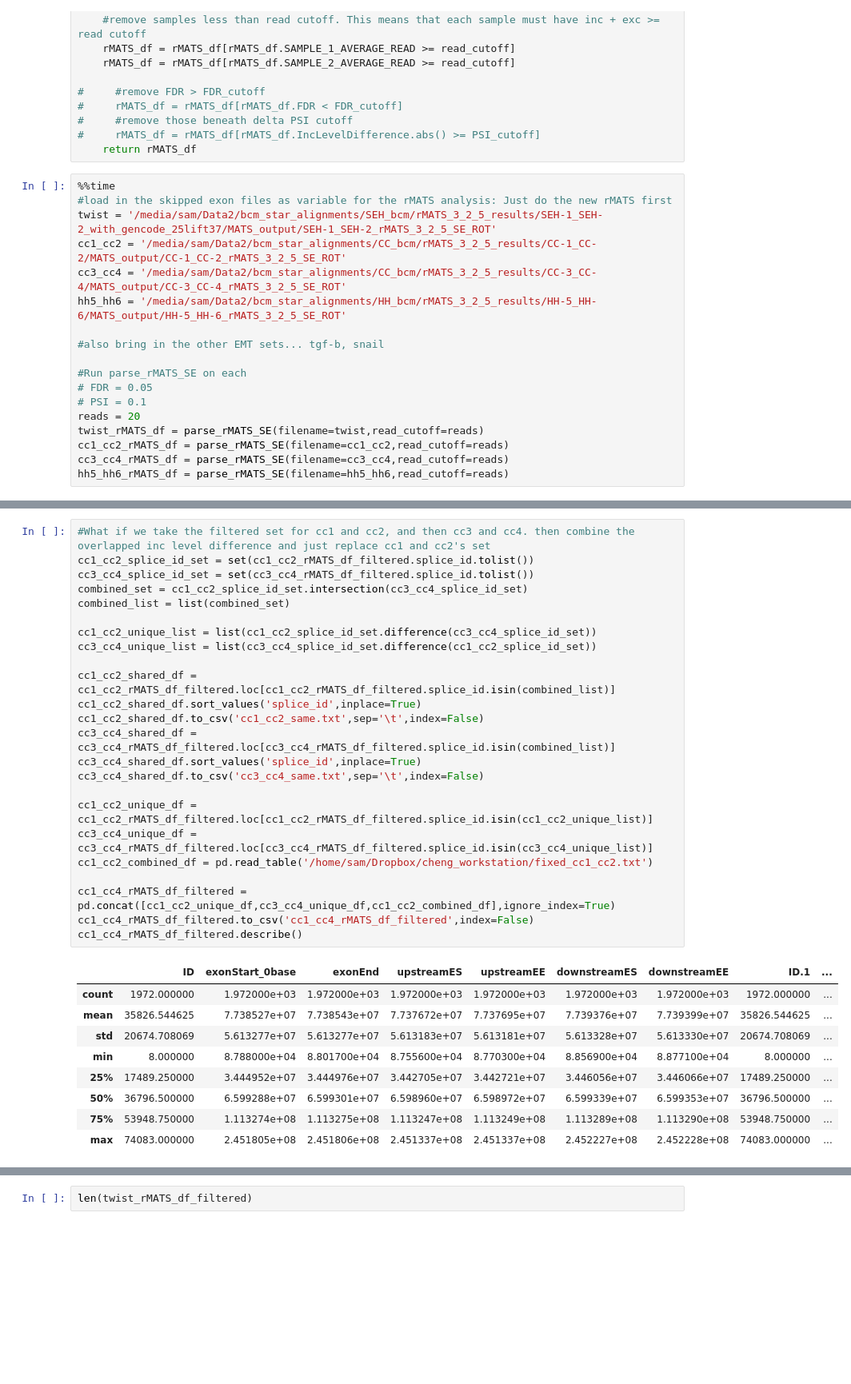
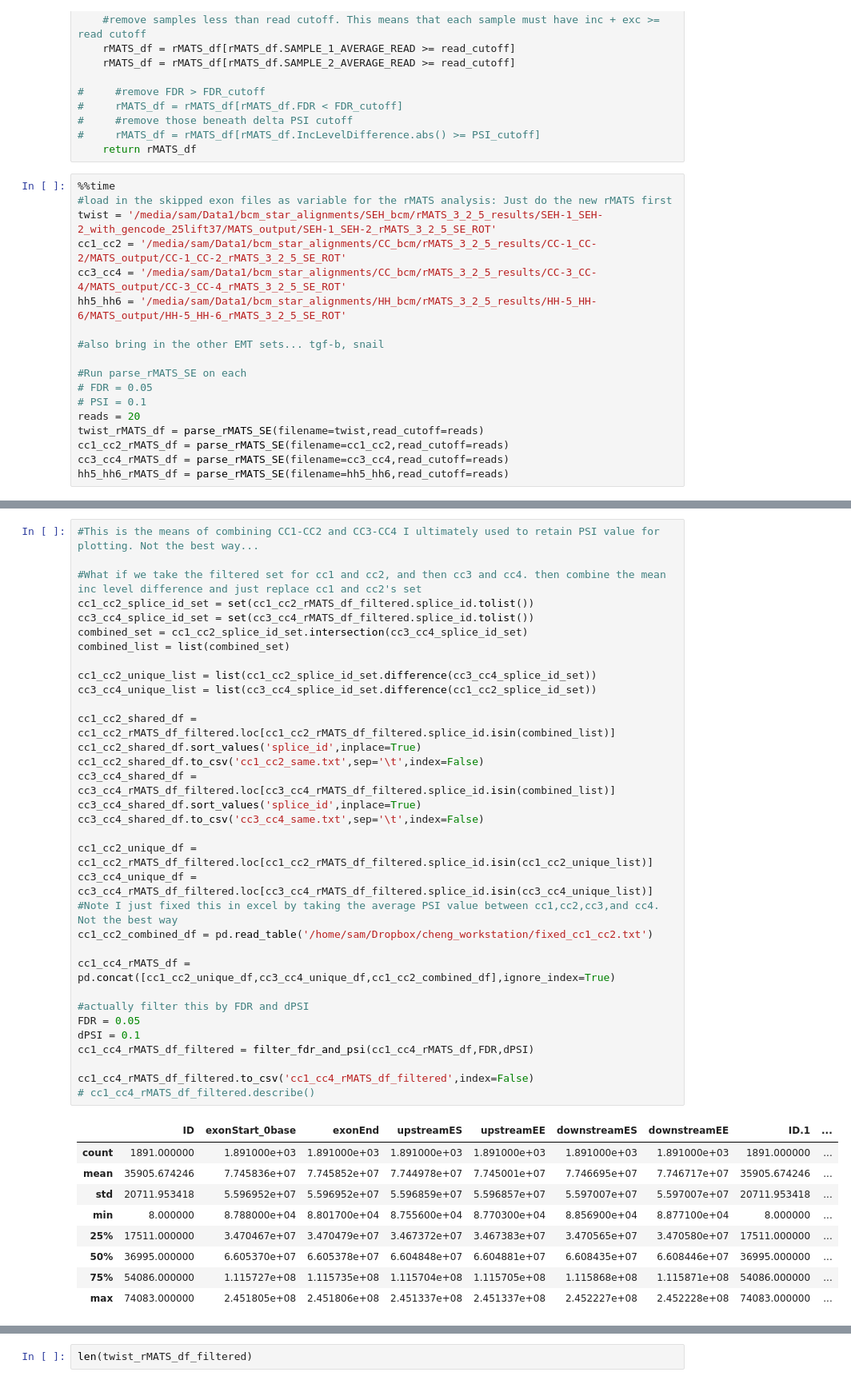
Before and after one commit to seharvey2012/programmatic_analysis, a Jupyter notebook: getting_clipper_to_work/clipper_runs_working_with_individual_rt_stops/master_go_analysis.ipynb, the cells around one changed output, grey strips where cells are left out. Shown at 80% size. Cells and saved outputs as stored; diff of their text form; blank space fills up the shorter version.

```diff
--- a/getting_clipper_to_work/clipper_runs_working_with_individual_rt_stops/master_go_analysis.ipynb
+++ b/getting_clipper_to_work/clipper_runs_working_with_individual_rt_stops/master_go_analysis.ipynb
@@ -121,10 +121,10 @@ def parse_rMATS_SE(filename,read_cutoff):
 # %%
 %%time
 #load in the skipped exon files as variable for the rMATS analysis: Just do the new rMATS first
-twist = '/media/sam/Data2/bcm_star_alignments/SEH_bcm/rMATS_3_2_5_results/SEH-1_SEH-2_with_gencode_25lift37/MATS_output/SEH-1_SEH-2_rMATS_3_2_5_SE_ROT'
-cc1_cc2 = '/media/sam/Data2/bcm_star_alignments/CC_bcm/rMATS_3_2_5_results/CC-1_CC-2/MATS_output/CC-1_CC-2_rMATS_3_2_5_SE_ROT'
-cc3_cc4 = '/media/sam/Data2/bcm_star_alignments/CC_bcm/rMATS_3_2_5_results/CC-3_CC-4/MATS_output/CC-3_CC-4_rMATS_3_2_5_SE_ROT'
-hh5_hh6 = '/media/sam/Data2/bcm_star_alignments/HH_bcm/rMATS_3_2_5_results/HH-5_HH-6/MATS_output/HH-5_HH-6_rMATS_3_2_5_SE_ROT'
+twist = '/media/sam/Data1/bcm_star_alignments/SEH_bcm/rMATS_3_2_5_results/SEH-1_SEH-2_with_gencode_25lift37/MATS_output/SEH-1_SEH-2_rMATS_3_2_5_SE_ROT'
+cc1_cc2 = '/media/sam/Data1/bcm_star_alignments/CC_bcm/rMATS_3_2_5_results/CC-1_CC-2/MATS_output/CC-1_CC-2_rMATS_3_2_5_SE_ROT'
+cc3_cc4 = '/media/sam/Data1/bcm_star_alignments/CC_bcm/rMATS_3_2_5_results/CC-3_CC-4/MATS_output/CC-3_CC-4_rMATS_3_2_5_SE_ROT'
+hh5_hh6 = '/media/sam/Data1/bcm_star_alignments/HH_bcm/rMATS_3_2_5_results/HH-5_HH-6/MATS_output/HH-5_HH-6_rMATS_3_2_5_SE_ROT'
 
 #also bring in the other EMT sets... tgf-b, snail
 
@@ -157,35 +179,44 @@ cc1_cc4_rMATS_df = pd.concat([cc1_cc2_rMATS_df,cc3_cc4_rMATS_df],ignore_index=Tr
 # %%
-#What if we take the filtered set for cc1 and cc2, and then cc3 and cc4. then combine the overlapped inc level difference and just replace cc1 and cc2's set
+#This is the means of combining CC1-CC2 and CC3-CC4 I ultimately used to retain PSI value for plotting. Not the best way...
+
+#What if we take the filtered set for cc1 and cc2, and then cc3 and cc4. then combine the mean inc level difference and just replace cc1 and cc2's set
 cc1_cc2_splice_id_set = set(cc1_cc2_rMATS_df_filtered.splice_id.tolist())
 cc3_cc4_splice_id_set = set(cc3_cc4_rMATS_df_filtered.splice_id.tolist())
 combined_set = cc1_cc2_splice_id_set.intersection(cc3_cc4_splice_id_set)
 combined_list = list(combined_set)
 
 cc1_cc2_unique_list = list(cc1_cc2_splice_id_set.difference(cc3_cc4_splice_id_set))
 cc3_cc4_unique_list = list(cc3_cc4_splice_id_set.difference(cc1_cc2_splice_id_set))
 
 cc1_cc2_shared_df = cc1_cc2_rMATS_df_filtered.loc[cc1_cc2_rMATS_df_filtered.splice_id.isin(combined_list)]
 cc1_cc2_shared_df.sort_values('splice_id',inplace=True)
 cc1_cc2_shared_df.to_csv('cc1_cc2_same.txt',sep='\t',index=False)
 cc3_cc4_shared_df = cc3_cc4_rMATS_df_filtered.loc[cc3_cc4_rMATS_df_filtered.splice_id.isin(combined_list)]
 cc3_cc4_shared_df.sort_values('splice_id',inplace=True)
 cc3_cc4_shared_df.to_csv('cc3_cc4_same.txt',sep='\t',index=False)
 
 cc1_cc2_unique_df = cc1_cc2_rMATS_df_filtered.loc[cc1_cc2_rMATS_df_filtered.splice_id.isin(cc1_cc2_unique_list)]
 cc3_cc4_unique_df = cc3_cc4_rMATS_df_filtered.loc[cc3_cc4_rMATS_df_filtered.splice_id.isin(cc3_cc4_unique_list)]
+#Note I just fixed this in excel by taking the average PSI value between cc1,cc2,cc3,and cc4. Not the best way
 cc1_cc2_combined_df = pd.read_table('/home/sam/Dropbox/cheng_workstation/fixed_cc1_cc2.txt')
 
-cc1_cc4_rMATS_df_filtered = pd.concat([cc1_cc2_unique_df,cc3_cc4_unique_df,cc1_cc2_combined_df],ignore_index=True)
+cc1_cc4_rMATS_df = pd.concat([cc1_cc2_unique_df,cc3_cc4_unique_df,cc1_cc2_combined_df],ignore_index=True)
+
+#actually filter this by FDR and dPSI
+FDR = 0.05
+dPSI = 0.1
+cc1_cc4_rMATS_df_filtered = filter_fdr_and_psi(cc1_cc4_rMATS_df,FDR,dPSI)
+
 cc1_cc4_rMATS_df_filtered.to_csv('cc1_cc4_rMATS_df_filtered',index=False)
-cc1_cc4_rMATS_df_filtered.describe()
+# cc1_cc4_rMATS_df_filtered.describe()
 # %% [output]
 |  | ID | exonStart_0base | exonEnd | upstreamES | upstreamEE | downstreamES | downstreamEE | ID.1 | ... |
-| count | 1972.000000 | 1.972000e+03 | 1.972000e+03 | 1.972000e+03 | 1.972000e+03 | 1.972000e+03 | 1.972000e+03 | 1972.000000 | ... |
-| mean | 35826.544625 | 7.738527e+07 | 7.738543e+07 | 7.737672e+07 | 7.737695e+07 | 7.739376e+07 | 7.739399e+07 | 35826.544625 | ... |
-| std | 20674.708069 | 5.613277e+07 | 5.613277e+07 | 5.613183e+07 | 5.613181e+07 | 5.613328e+07 | 5.613330e+07 | 20674.708069 | ... |
+| count | 1891.000000 | 1.891000e+03 | 1.891000e+03 | 1.891000e+03 | 1.891000e+03 | 1.891000e+03 | 1.891000e+03 | 1891.000000 | ... |
+| mean | 35905.674246 | 7.745836e+07 | 7.745852e+07 | 7.744978e+07 | 7.745001e+07 | 7.746695e+07 | 7.746717e+07 | 35905.674246 | ... |
+| std | 20711.953418 | 5.596952e+07 | 5.596952e+07 | 5.596859e+07 | 5.596857e+07 | 5.597007e+07 | 5.597007e+07 | 20711.953418 | ... |
 | min | 8.000000 | 8.788000e+04 | 8.801700e+04 | 8.755600e+04 | 8.770300e+04 | 8.856900e+04 | 8.877100e+04 | 8.000000 | ... |
-| 25% | 17489.250000 | 3.444952e+07 | 3.444976e+07 | 3.442705e+07 | 3.442721e+07 | 3.446056e+07 | 3.446066e+07 | 17489.250000 | ... |
-| 50% | 36796.500000 | 6.599288e+07 | 6.599301e+07 | 6.598960e+07 | 6.598972e+07 | 6.599339e+07 | 6.599353e+07 | 36796.500000 | ... |
-| 75% | 53948.750000 | 1.113274e+08 | 1.113275e+08 | 1.113247e+08 | 1.113249e+08 | 1.113289e+08 | 1.113290e+08 | 53948.750000 | ... |
+| 25% | 17511.000000 | 3.470467e+07 | 3.470479e+07 | 3.467372e+07 | 3.467383e+07 | 3.470565e+07 | 3.470580e+07 | 17511.000000 | ... |
+| 50% | 36995.000000 | 6.605370e+07 | 6.605378e+07 | 6.604848e+07 | 6.604881e+07 | 6.608435e+07 | 6.608446e+07 | 36995.000000 | ... |
+| 75% | 54086.000000 | 1.115727e+08 | 1.115735e+08 | 1.115704e+08 | 1.115705e+08 | 1.115868e+08 | 1.115871e+08 | 54086.000000 | ... |
 | max | 74083.000000 | 2.451805e+08 | 2.451806e+08 | 2.451337e+08 | 2.451337e+08 | 2.452227e+08 | 2.452228e+08 | 74083.000000 | ... |
 8 rows × 23 columns
```
Also changed, not shown: parts of 29 cells of this notebook, 4 other files.
